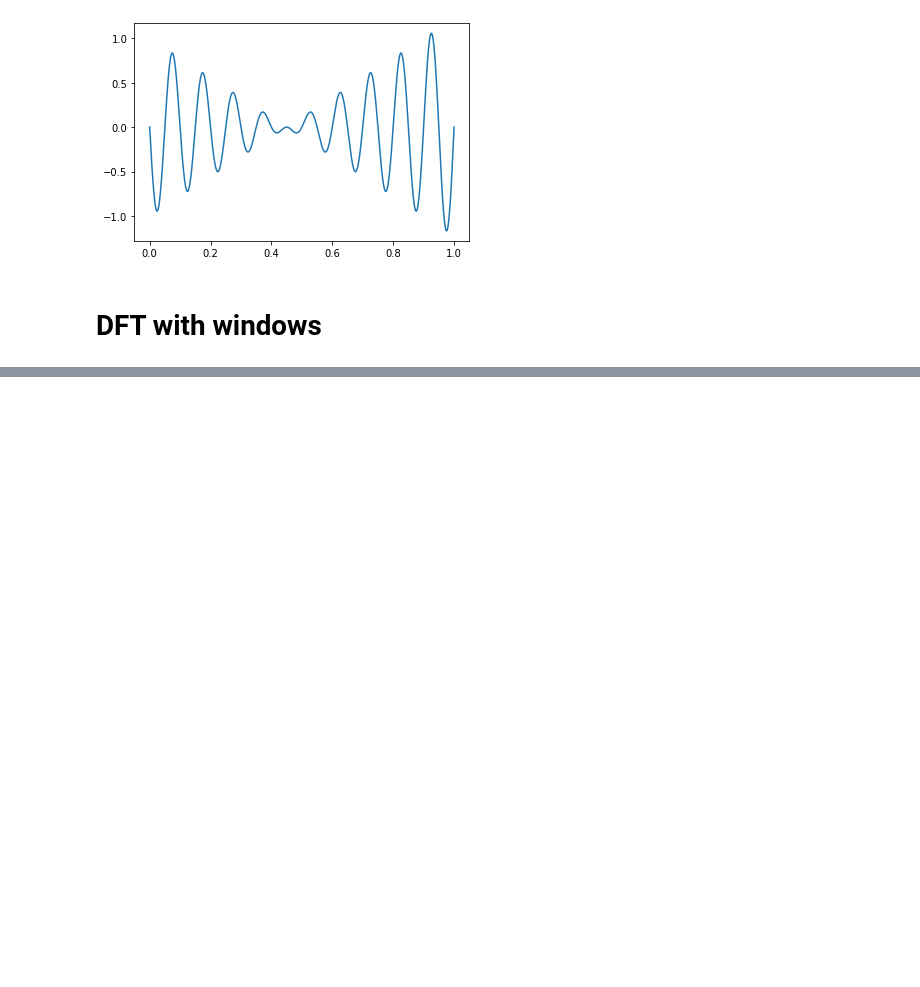
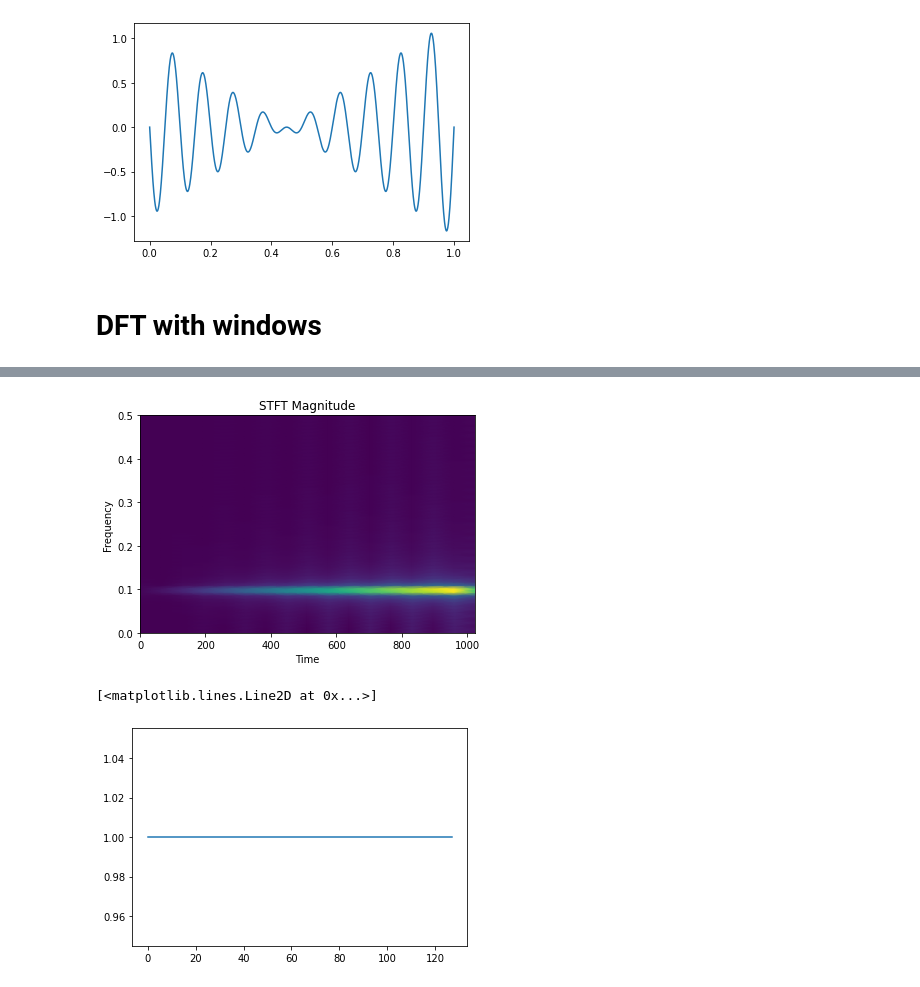
Before and after one commit to 8const/signal_processing, a Jupyter notebook: signal_processing.ipynb, the cells around one changed output, grey strips where cells are left out. Cells and saved outputs as stored; diff of their text form; code cells hidden in the pictures; blank space fills up the shorter version.

```diff
--- a/signal_processing.ipynb
+++ b/signal_processing.ipynb
@@ -158,0 +194,15 @@ from scipy import signal
+# %%
+x = np.linspace(0, 10, 1024)
+y = s(x, 0.1, 1, 1)
+f, t, Zxx = signal.stft(y, nperseg=128, window=signal.get_window('boxcar', 128))
+plt.pcolormesh(t, f, np.abs(Zxx), vmin=0, shading='gouraud')
+plt.title('STFT Magnitude')
+plt.ylabel('Frequency')
+plt.xlabel('Time')
+plt.show()
+
+plt.plot(signal.get_window('boxcar', 128))
+# %% [output]
+[figure, added]
+[<matplotlib.lines.Line2D at 0x...>]
+[figure, added]
```
Also changed, not shown: parts of 32 cells of this notebook.
